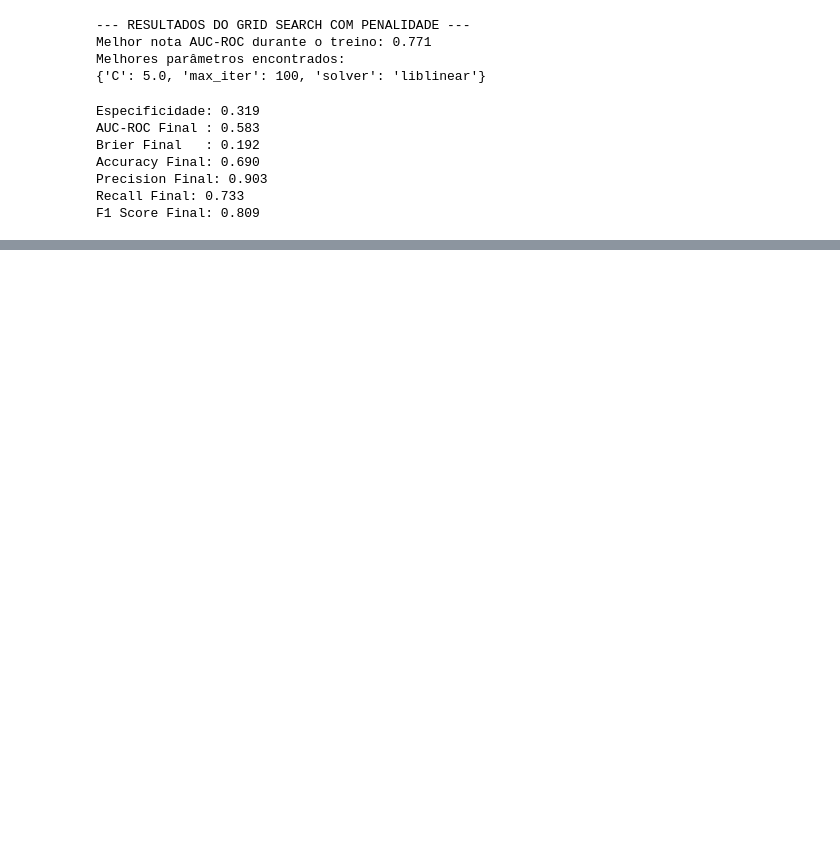
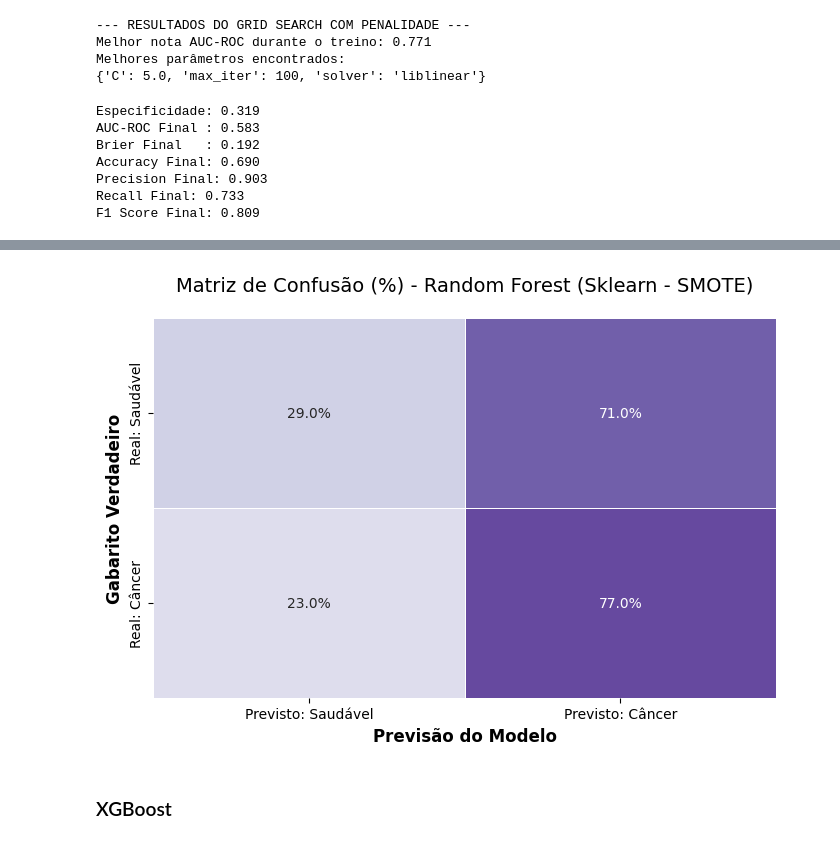
Before and after one commit to Carlos3du/canine-mammary-tumors, a Jupyter notebook: notebooks/model.ipynb, the cells around one changed output, grey strips where cells are left out. Drawn from its saved outputs; the diff is of its cells as text; code cells hidden in the pictures; blank space fills up the shorter version.

Commit message:
feat: added models evaluations

```diff
--- a/notebooks/model.ipynb
+++ b/notebooks/model.ipynb
@@ -920,0 +974,33 @@ matriz_confusao_LR(y_test, (probs_teste_ml >= 0.5).astype(int), modelo="Regress
+# %%
+from sklearn.model_selection import RandomizedSearchCV
+from sklearn.ensemble import RandomForestClassifier
+from scipy.stats import randint
+
+
+param_dist = {
+    'n_estimators': randint(100, 1001),
+    'max_depth': randint(3, 31),
+    'min_samples_split': randint(2, 21),
+    'min_samples_leaf': randint(1, 21),
+    "max_features": ["sqrt", "log2"],
+}
+
+rf_base = RandomForestClassifier(random_state=42)
+random_search = RandomizedSearchCV(
+    estimator=rf_base,
+    param_distributions=param_dist,
+    n_iter=1000,
+    cv=5,
+    scoring='roc_auc',
+    n_jobs=-1,
+    random_state=42,
+)
+random_search.fit(X_treino_smote, y_treino_smote)
+
+
+print("\n--- RESULTADOS DO RANDOM SEARCH ---")
+print(f"Melhor nota AUC-ROC durante o treino: {random_search.best_score_:.3f}")
+print("Melhores parâmetros sorteados e encontrados:")
+print(random_search.best_params_)
+
+melhor_rf_random = random_search.best_estimator_
@@ -920,0 +1012,3 @@ matriz_confusao_LR(y_test, (probs_teste_ml >= 0.5).astype(int), modelo="Regress
+# %%
+probs_teste_ml = melhor_rf_random.predict_proba(X_test)[:, 1]
+get_metricas(y_test, probs_teste_ml)
@@ -920,0 +1023,6 @@ matriz_confusao_LR(y_test, (probs_teste_ml >= 0.5).astype(int), modelo="Regress
+# %%
+matriz_confusao_LR(y_test, (probs_teste_ml >= 0.5).astype(int), modelo="Random Forest (Sklearn - SMOTE)")
+# %% [output]
+[figure, added]
+# %% [markdown]
+### XGBoost
```
Also changed, not shown: parts of 18 cells of this notebook, 8 other files.
